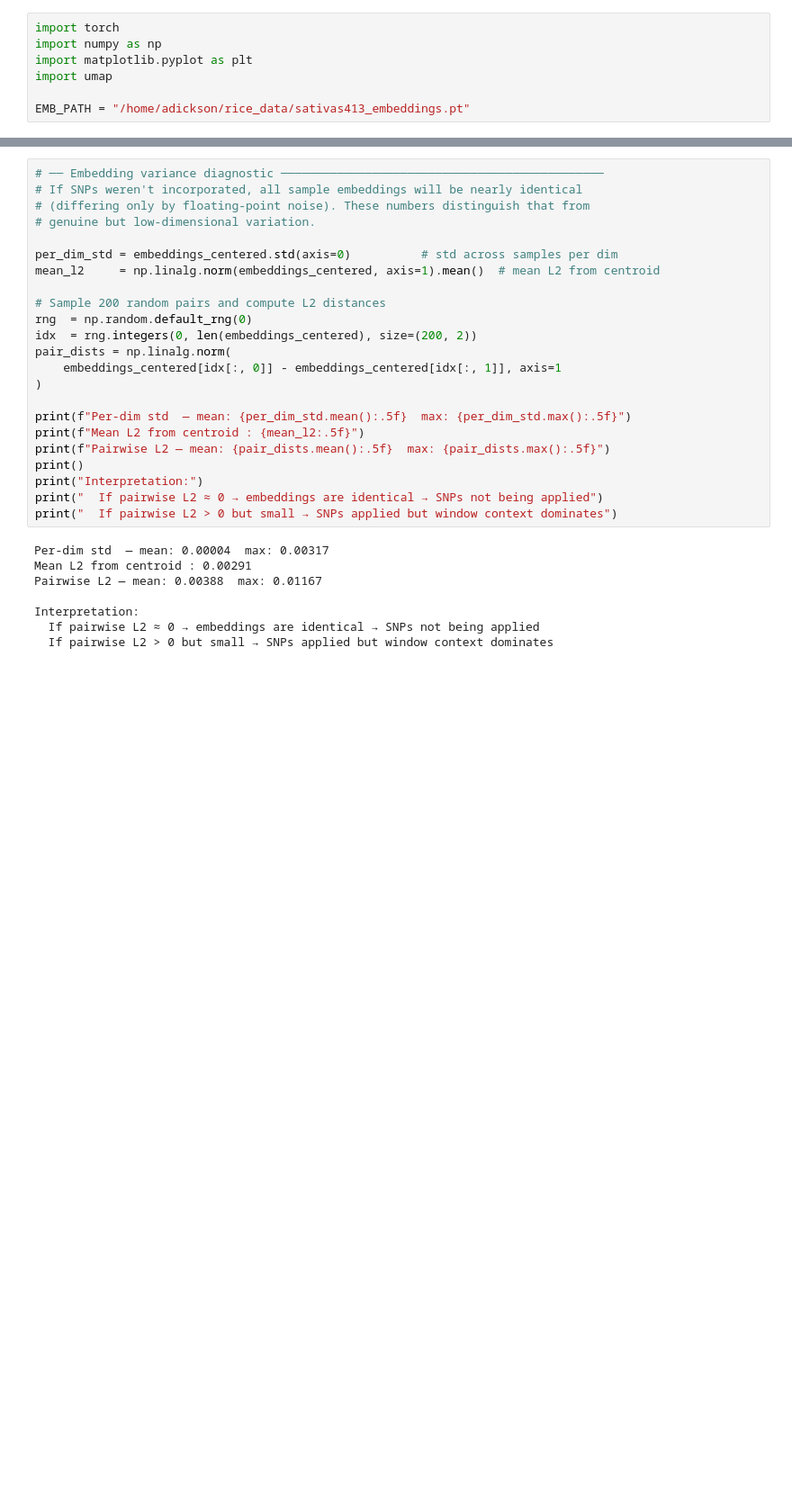
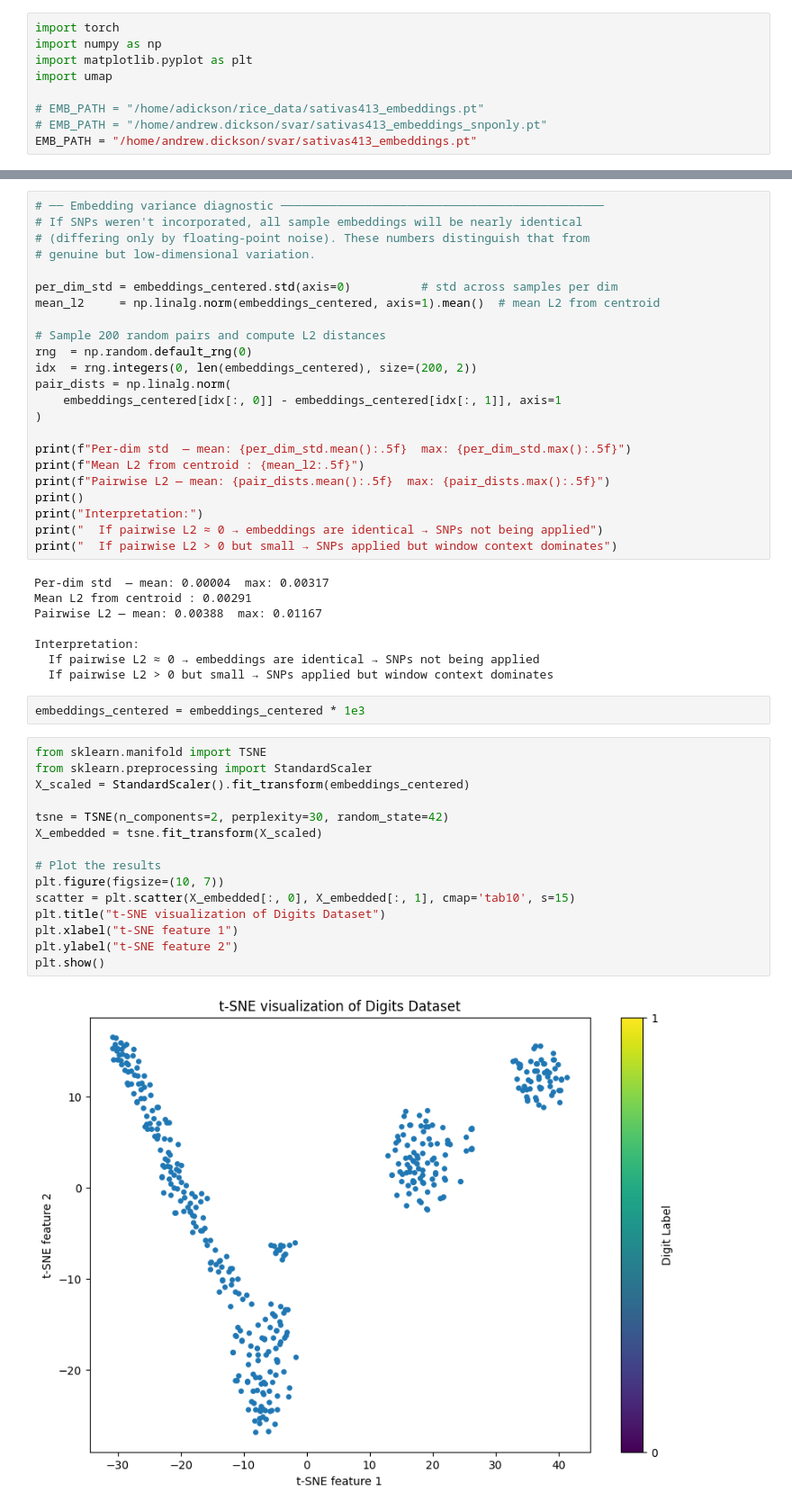
Before and after one commit to amdson/svar, a Jupyter notebook: umap_sanity_check.ipynb, the cells around one changed output, grey strips where cells are left out. Shown at 90% size. Saved outputs shown, nothing was run; the diff lists cells and outputs as text; blank space fills up the shorter version.

```diff
--- a/umap_sanity_check.ipynb
+++ b/umap_sanity_check.ipynb
@@ -4,7 +4,9 @@ import numpy as np
 import matplotlib.pyplot as plt
 import umap
 
-EMB_PATH = "/home/adickson/rice_data/sativas413_embeddings.pt"
+# EMB_PATH = "/home/adickson/rice_data/sativas413_embeddings.pt"
+# EMB_PATH = "/home/andrew.dickson/svar/sativas413_embeddings_snponly.pt"
+EMB_PATH = "/home/andrew.dickson/svar/sativas413_embeddings.pt"
 # %%
 data = torch.load(EMB_PATH, weights_only=True)
 embeddings  = data["embeddings"].float().numpy()   # (413, 768)
@@ -48,3 +50,22 @@ Pairwise L2 — mean: 0.00388  max: 0.01167
 Interpretation:
   If pairwise L2 ≈ 0 → embeddings are identical → SNPs not being applied
   If pairwise L2 > 0 but small → SNPs applied but window context dominates
+# %%
+embeddings_centered = embeddings_centered * 1e3
+# %%
+from sklearn.manifold import TSNE
+from sklearn.preprocessing import StandardScaler
+X_scaled = StandardScaler().fit_transform(embeddings_centered)
+
+tsne = TSNE(n_components=2, perplexity=30, random_state=42)
+X_embedded = tsne.fit_transform(X_scaled)
+
+# Plot the results
+plt.figure(figsize=(10, 7))
+scatter = plt.scatter(X_embedded[:, 0], X_embedded[:, 1], cmap='tab10', s=15)
+plt.title("t-SNE visualization of Digits Dataset")
+plt.xlabel("t-SNE feature 1")
+plt.ylabel("t-SNE feature 2")
+plt.show()
+# %% [output]
+[figure, added]
```
Also changed, not shown: parts of 8 cells of this notebook, 8 other files.
